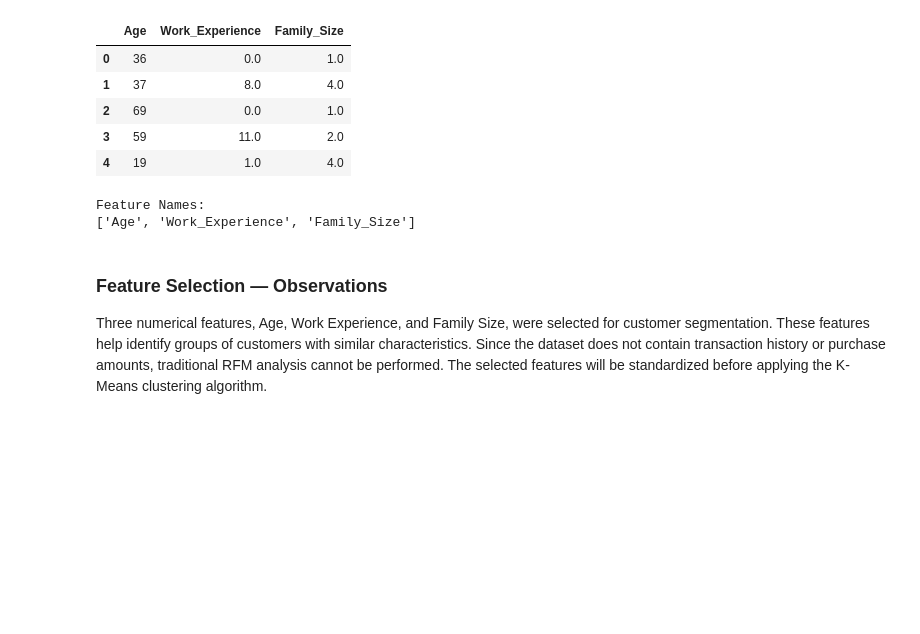
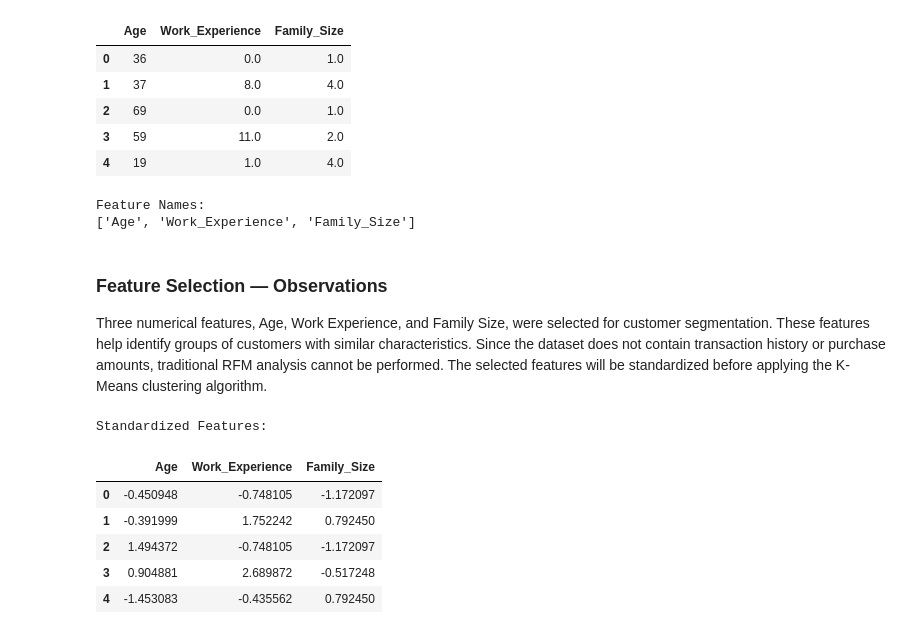
Before and after one commit to atulkadam081-coder/IOBSIP, a Jupyter notebook: src/customer_segmentation.ipynb, the cells around one changed output. Drawn from its saved outputs; the diff is of its cells as text; code cells hidden in the pictures; blank space fills up the shorter version.

```diff
--- a/src/customer_segmentation.ipynb
+++ b/src/customer_segmentation.ipynb
@@ -174,3 +174,23 @@ Feature Names:
 ### Feature Selection — Observations
 
 Three numerical features, Age, Work Experience, and Family Size, were selected for customer segmentation. These features help identify groups of customers with similar characteristics. Since the dataset does not contain transaction history or purchase amounts, traditional RFM analysis cannot be performed. The selected features will be standardized before applying the K-Means clustering algorithm.
+# %%
+from sklearn.preprocessing import StandardScaler
+scaler = StandardScaler()
+X_scaled = scaler.fit_transform(features)
+
+scaled_features = pd.DataFrame(
+    X_scaled,
+    columns=features.columns
+)
+
+print("Standardized Features:")
+display(scaled_features.head())
+# %% [output]
+Standardized Features:
+|  | Age | Work_Experience | Family_Size |
+| 0 | -0.450948 | -0.748105 | -1.172097 |
+| 1 | -0.391999 | 1.752242 | 0.792450 |
+| 2 | 1.494372 | -0.748105 | -1.172097 |
+| 3 | 0.904881 | 2.689872 | -0.517248 |
+| 4 | -1.453083 | -0.435562 | 0.792450 |
```
Also changed, not shown: parts of 4 cells of this notebook.
